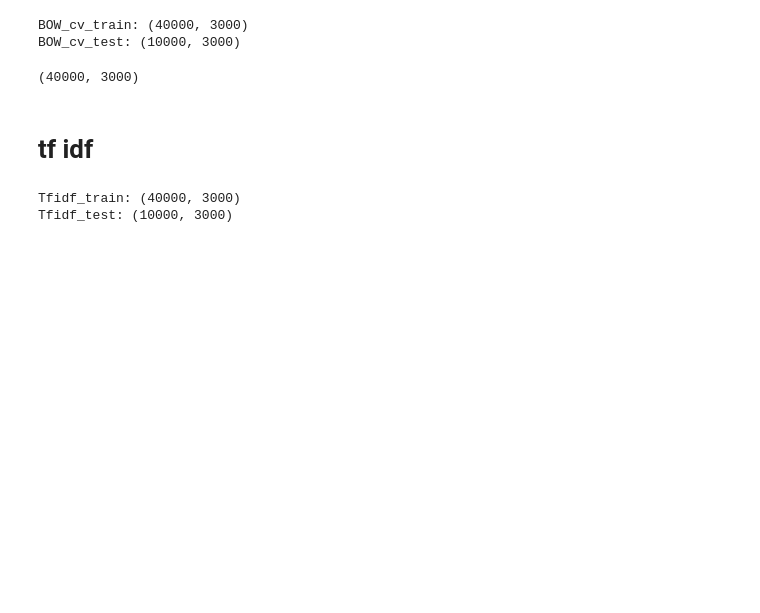
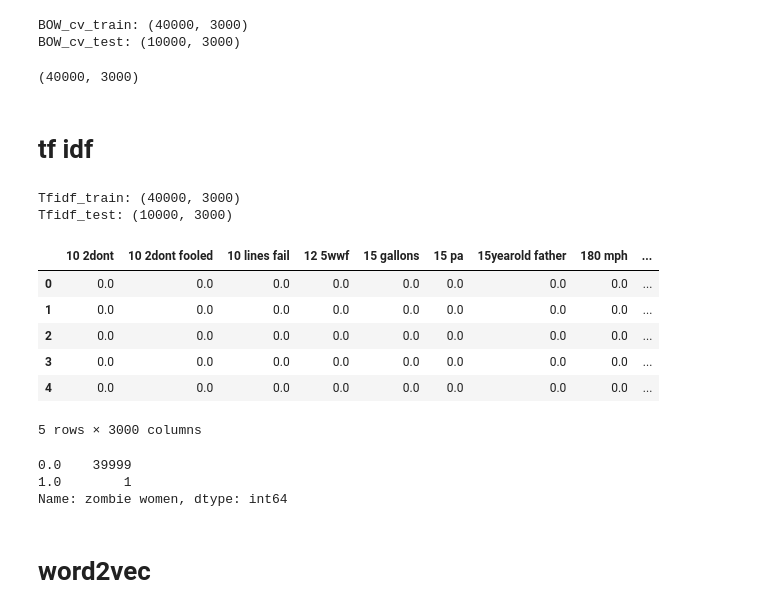
Before and after one commit to its-anmol/nlp, a Jupyter notebook: text_reprsentation.ipynb, the cells around one changed output. Cells and saved outputs as stored; diff of their text form; code cells hidden in the pictures; blank space fills up the shorter version.

```diff
--- a/text_reprsentation.ipynb
+++ b/text_reprsentation.ipynb
@@ -155,3 +155,23 @@ print('Tfidf_test:',tv_test_reviews.shape)
 # %% [output]
 Tfidf_train: (40000, 3000)
 Tfidf_test: (10000, 3000)
+# %%
+tv_train_df = pd.DataFrame(tv_train_reviews.toarray(), columns=tv.get_feature_names_out())
+# %%
+tv_train_df.head()
+# %% [output]
+|  | 10 2dont | 10 2dont fooled | 10 lines fail | 12 5wwf | 15 gallons | 15 pa | 15yearold father | 180 mph | ... |
+| 0 | 0.0 | 0.0 | 0.0 | 0.0 | 0.0 | 0.0 | 0.0 | 0.0 | ... |
+| 1 | 0.0 | 0.0 | 0.0 | 0.0 | 0.0 | 0.0 | 0.0 | 0.0 | ... |
+| 2 | 0.0 | 0.0 | 0.0 | 0.0 | 0.0 | 0.0 | 0.0 | 0.0 | ... |
+| 3 | 0.0 | 0.0 | 0.0 | 0.0 | 0.0 | 0.0 | 0.0 | 0.0 | ... |
+| 4 | 0.0 | 0.0 | 0.0 | 0.0 | 0.0 | 0.0 | 0.0 | 0.0 | ... |
+5 rows × 3000 columns
+# %%
+tv_train_df['zombie women'].value_counts()
+# %% [output]
+0.0    39999
+1.0        1
+Name: zombie women, dtype: int64
+# %% [markdown]
+# word2vec
```
